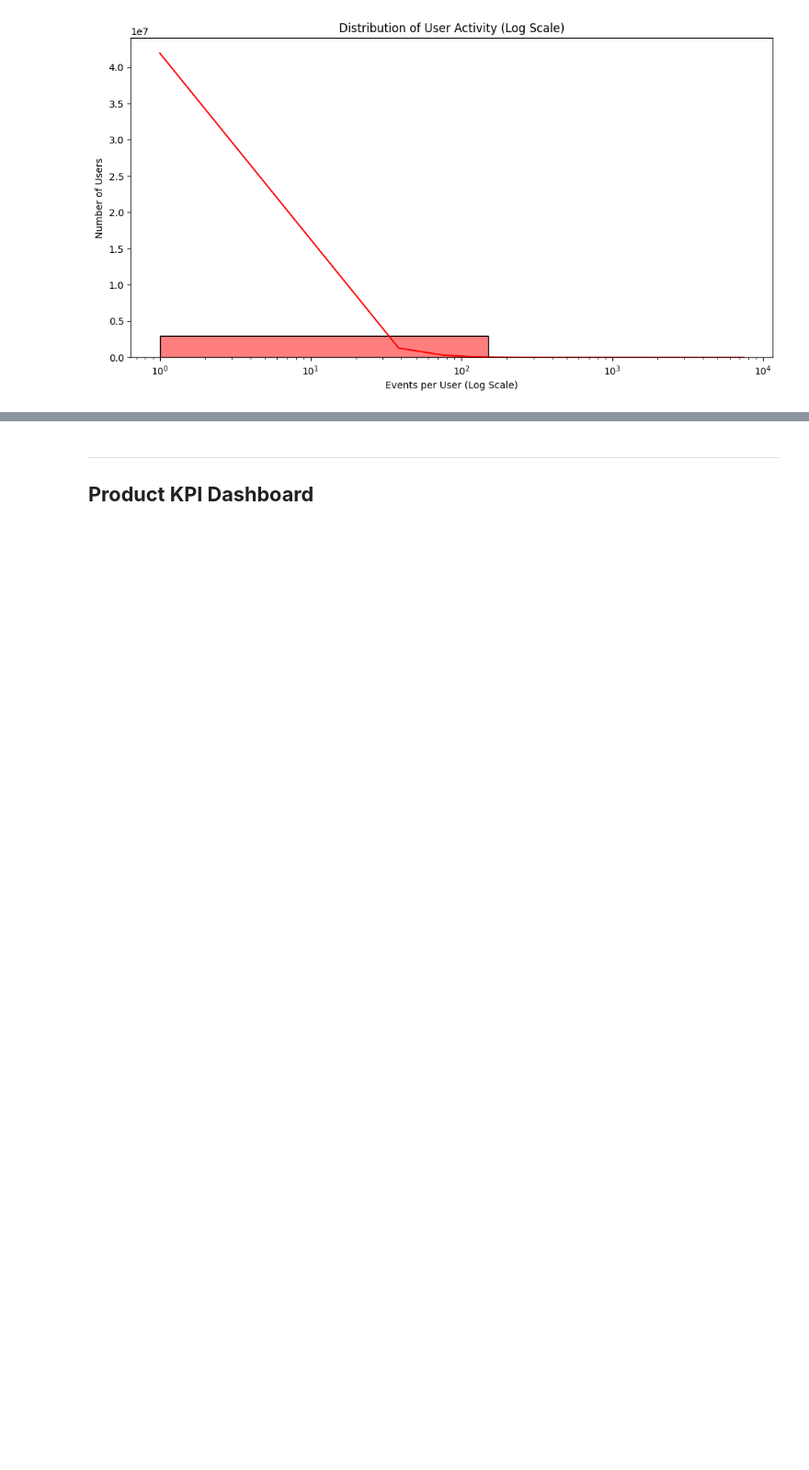
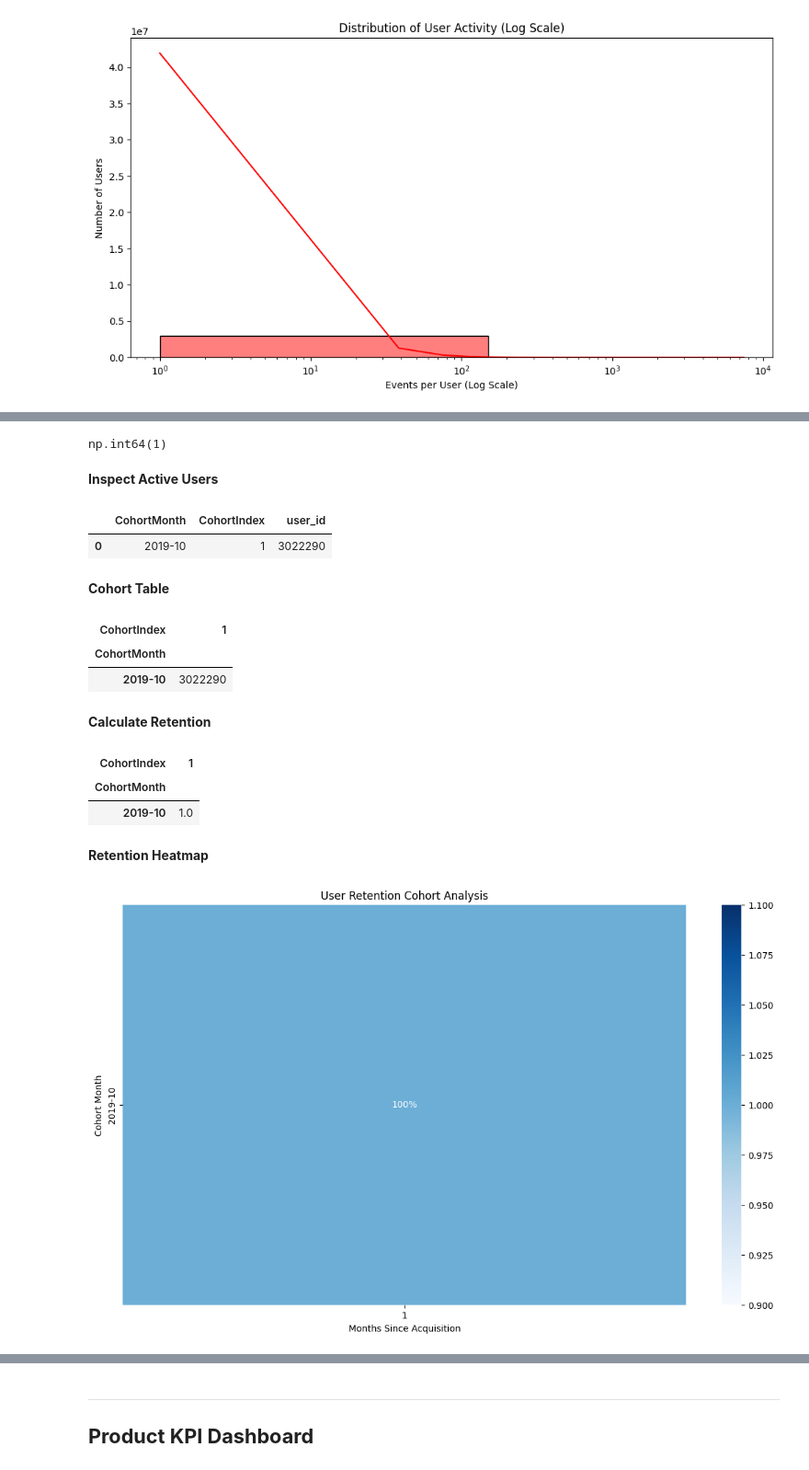
Before and after one commit to KHARCHISalahEddine/data-analysis-portfolio, a Jupyter notebook: projects/productpulse-analytics/notebooks/01_product_eda.ipynb, the cells around one changed output, grey strips where cells are left out. Shown at 92% size. Cells and saved outputs as stored; diff of their text form; code cells hidden in the pictures; blank space fills up the shorter version.

```diff
--- a/projects/productpulse-analytics/notebooks/01_product_eda.ipynb
+++ b/projects/productpulse-analytics/notebooks/01_product_eda.ipynb
@@ -386,0 +495,5 @@ plt.show()
+# %%
+df["CohortMonth"] = (
+    df["FirstActivityDate"]
+    .dt.to_period("M")
+)
@@ -386,0 +562,69 @@ plt.show()
+# %%
+df["CohortIndex"].max()
+# %% [output]
+np.int64(1)
+# %% [markdown]
+**Inspect Active Users**
+# %%
+cohort_data = (
+    df.groupby(
+        ["CohortMonth", "CohortIndex"]
+    )["user_id"]
+    .nunique()
+    .reset_index()
+)
+# %%
+cohort_data
+# %% [output]
+|  | CohortMonth | CohortIndex | user_id |
+| 0 | 2019-10 | 1 | 3022290 |
+# %% [markdown]
+**Cohort Table**
+# %%
+cohort_table = cohort_data.pivot(
+    index="CohortMonth",
+    columns="CohortIndex",
+    values="user_id"
+)
+# %%
+cohort_table.head()
+# %% [output]
+| CohortIndex | 1 |
+| CohortMonth |  |
+| 2019-10 | 3022290 |
+# %% [markdown]
+**Calculate Retention**
+# %%
+cohort_sizes = cohort_table.iloc[:, 0]
+retention = cohort_table.divide(
+    cohort_sizes,
+    axis=0
+)
+
+retention.head()
+# %% [output]
+| CohortIndex | 1 |
+| CohortMonth |  |
+| 2019-10 | 1.0 |
+# %% [markdown]
+**Retention Heatmap**
+# %%
+import seaborn as sns
+import matplotlib.pyplot as plt
+
+plt.figure(figsize=(14,8))
+
+sns.heatmap(
+    retention,
+    annot=True,
+    fmt=".0%",
+    cmap="Blues"
+)
+
+plt.title("User Retention Cohort Analysis")
+plt.ylabel("Cohort Month")
+plt.xlabel("Months Since Acquisition")
+
+plt.show()
+# %% [output]
+[figure, added]
```
Also changed, not shown: parts of 61 cells of this notebook, 1 other file.
